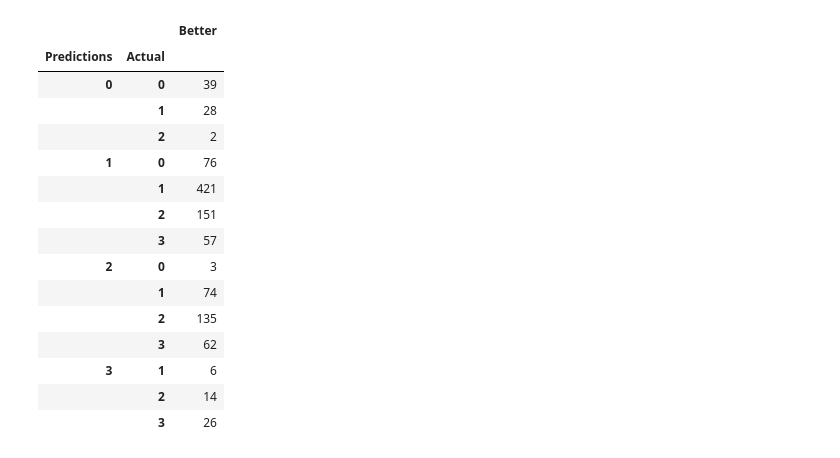
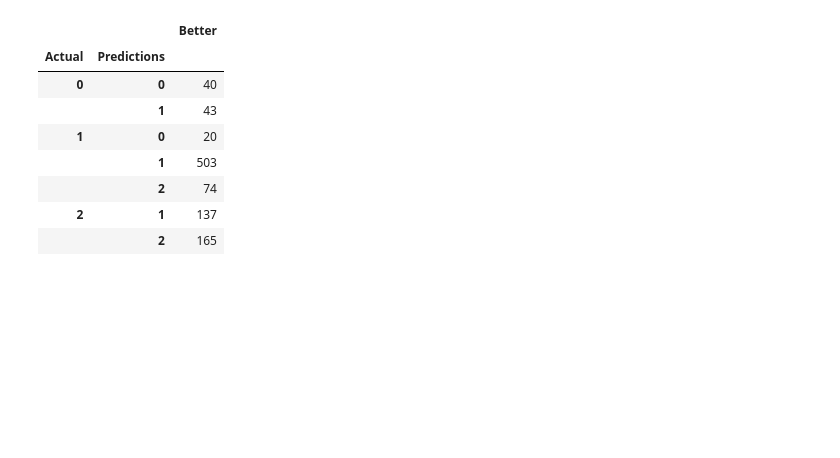
Before and after one commit to zainhoda1/Capstone-project, a Jupyter notebook: Analysis files/NEW_MODEL EXECUTION.ipynb, the cells around one changed output. Drawn from its saved outputs; the diff is of its cells as text; code cells hidden in the pictures; blank space fills up the shorter version.

```diff
--- a/Analysis files/NEW_MODEL EXECUTION.ipynb
+++ b/Analysis files/NEW_MODEL EXECUTION.ipynb
@@ -7,4 +7,4 @@ import numpy as np
 import matplotlib.pyplot as plt
 import seaborn as sns
 from fitter import Fitter, get_common_distributions, get_distributions
-pd.options.display.max_rows
+#pd.options.display.max_rows
@@ -168,4 +190,4 @@ principalDf.head(10)
 # %%
-loadings = pd.DataFrame(pca.components_.T, columns=['PC1', 'PC2', 'PC3', 'PC4', 'PC5', 'PC6', 'PC7', 'PC8', 'PC9', 'PCA10'], index=feature1)
-pd.set_option('display.max_rows', None)
-loadings
+# loadings = pd.DataFrame(pca.components_.T, columns=['PC1', 'PC2', 'PC3', 'PC4', 'PC5', 'PC6', 'PC7', 'PC8', 'PC9', 'PCA10'], index=feature1)
+# pd.set_option('display.max_rows', None)
+# loadings
@@ -195,11 +208,11 @@ from sklearn import svm
 from sklearn.ensemble import GradientBoostingClassifier
 
 
-df_test1 = principalDf
-# df_test1 = df[['bpm', 'Calc A2', 'ws', 'dws', 'ows', 'Calc Overall', 'KP_Conf_Dif', 'X.Poss',
-#                    'Year_dif',  'Calc A', 'Calc B',
-#                  'DR.',  'Team_AdjEM_dif', 'player_type',
-#                  'Class', 'Pos_Ht', 'Calc C', 'off_rtg', 'def_rtg', 'ORtg', 'X.Min', 'obpm', 'dbpm', 'Contribution_n1', 'Calc_Overall_n1_Contr']]
+#df_test1 = principalDf - This one
+df_test1 = df[['bpm', 'Calc A2', 'ws', 'dws', 'ows', 'Calc Overall', 'KP_Conf_Dif', 'X.Poss',
+                   'Year_dif',  'Calc A', 'Calc B',
+                 'DR.',  'Team_AdjEM_dif', 'player_type',
+                 'Class', 'Pos_Ht', 'Calc C', 'off_rtg', 'def_rtg', 'ORtg', 'X.Min', 'obpm', 'dbpm', 'Contribution_n1', 'Calc_Overall_n1_Contr']]
 # 'games', 'games_started', 'Calc A', 'Calc B', 'ast_per_poss', 'pts_per_poss', 'Ht', 'Wt', 'stl_per_poss', 'blk_per_poss', , ,
 #df_test1 = df_test1[df_test1['player_type']==0],
 # 'Calc Overall', 'Calc_Overall_Contr',
@@ -207,15 +220,15 @@ df_test1 = principalDf
 #'Team_AdjEM_dif', 'X.Min_n1', 'X.Poss_n1',,
 #df_test1 = df_test1[df_test1['player_type']==0],
 columns = list(df_test1.columns)
-#columns.remove('Contribution_n1') - This one
+columns.remove('Contribution_n1')
 
 #columns.remove('Calc_Overall_Contr'),
-# columns.remove('Calc_Overall_n1_Contr') - This one
-# columns.remove('player_type') - This one
+columns.remove('Calc_Overall_n1_Contr')
+columns.remove('player_type')
 #columns.remove('Calc A2')
 #,
-#keep_col = ['player_type'] - This one
-keep_col = []
+keep_col = ['player_type'] #- This one
+#keep_col = []
 rem_columns = columns
 check = True
 accuracy_end = 0
@@ -228,8 +241,8 @@ while len(rem_columns)>0 and check == True:
     #                       'Year_dif', 'stl_per_poss', 'blk_per_poss', ,
     #                       'DR.', 'KP_Rk_Dif', 'Calc A']],
         #y = df_test1[['Contribution_n1']],
-        #y = df_test1[['Calc_Overall_n1_Contr']] - This one
-        y = y_try
+        y = df_test1[['Calc_Overall_n1_Contr']]
+        #y = y_try
         #y = df_test1[['Contribution_n1']],
         # Model,
         seed = 7
@@ -310,27 +323,20 @@ Accuracy:  48.53195164075993
 # %%
 output = pd.DataFrame(y_test['Calc_Overall_n1_Contr'])
 output = output.rename(columns={'Calc_Overall_n1_Contr': 'Actual'})
 
 output['Predictions'] = model.predict(X_test)
 output3 = output.groupby('Predictions').count()
 output['Better'] = np.where(output['Predictions']==output['Actual'], 1, 0)
-output2 = output.groupby(['Predictions', 'Actual']).count()
+output2 = output.groupby(['Actual', 'Predictions']).count()
 
 output2
 # %% [output]
 |  |  | Better |
-| Predictions | Actual |  |
-| 0 | 0 | 39 |
-|  | 1 | 28 |
-|  | 2 | 2 |
-| 1 | 0 | 76 |
-|  | 1 | 421 |
-|  | 2 | 151 |
-|  | 3 | 57 |
-| 2 | 0 | 3 |
-|  | 1 | 74 |
-|  | 2 | 135 |
-|  | 3 | 62 |
-| 3 | 1 | 6 |
-|  | 2 | 14 |
-|  | 3 | 26 |
+| Actual | Predictions |  |
+| 0 | 0 | 40 |
+|  | 1 | 43 |
+| 1 | 0 | 20 |
+|  | 1 | 503 |
+|  | 2 | 74 |
+| 2 | 1 | 137 |
+|  | 2 | 165 |
```
Also changed, not shown: parts of 9 cells of this notebook.
